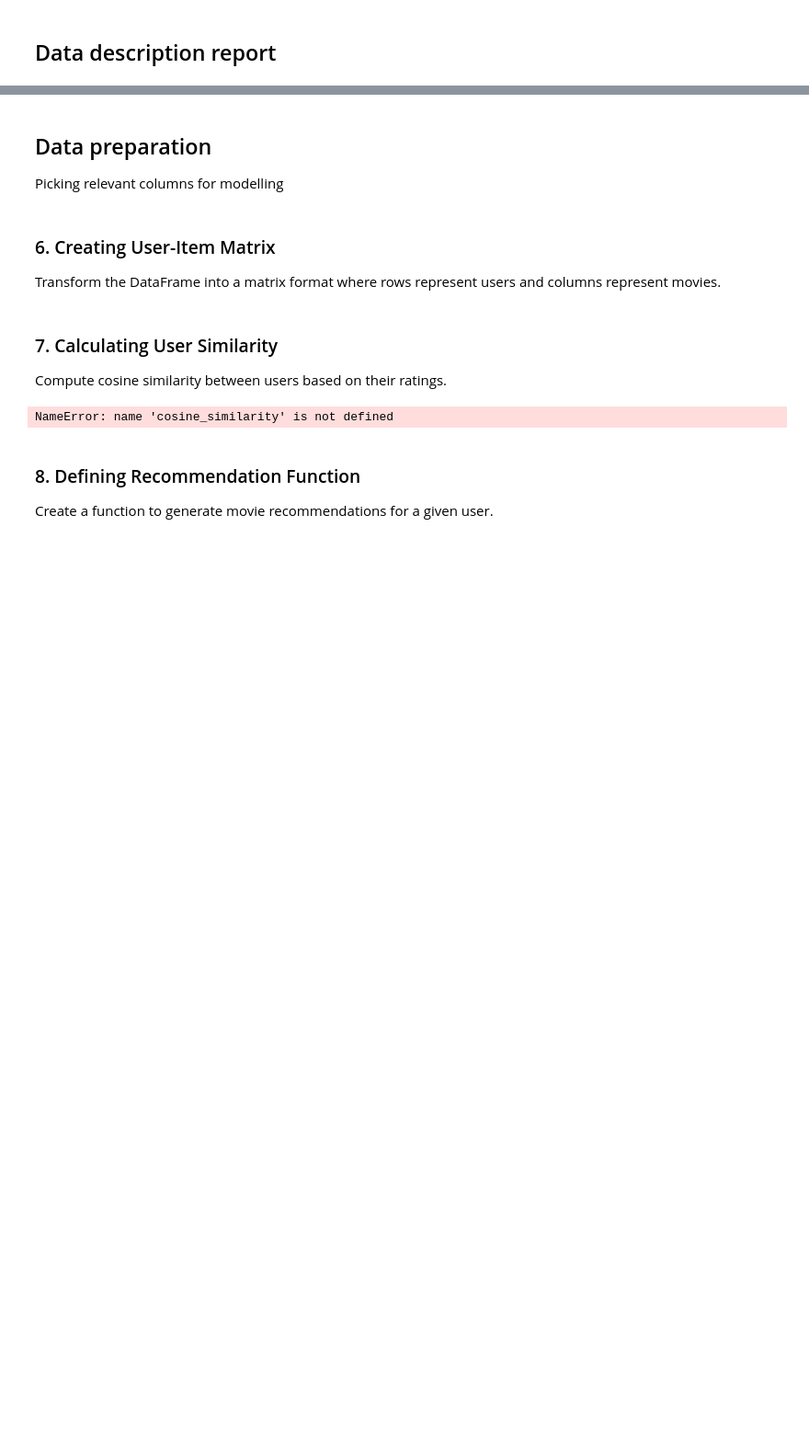
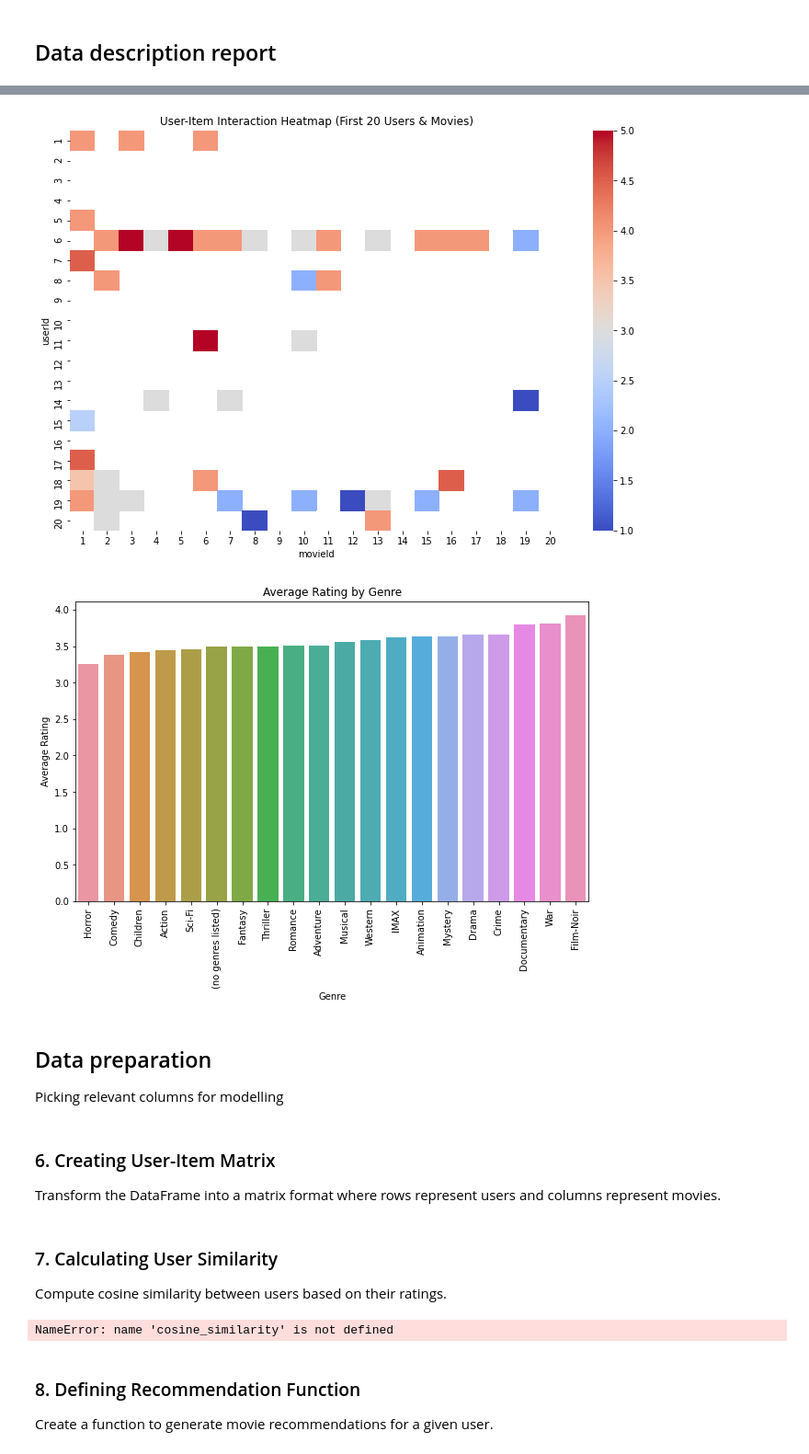
Before and after one commit to gtisnanga/PHASE-4-PRJOECT-MOVIE-RECOMMENDATIONS-GROUP-13, a Jupyter notebook: Phase 4.ipynb, the cells around one changed output, grey strips where cells are left out. Shown: that part at 92% size. Drawn from its saved outputs; the diff is of its cells as text; code cells hidden in the pictures; blank space fills up the shorter version.

```diff
--- a/Phase 4.ipynb
+++ b/Phase 4.ipynb
@@ -230,3 +333,34 @@ Columns that contain a significant number of missing values (like 'tag' and 'tim
+# %%
+## Multivariate analysis
+# Create a pivot table (user-item interaction matrix)
+user_item_matrix = final_df.pivot_table(index='userId', columns='movieId', values='rating')
+
+# Show a heatmap for a portion of the user-item matrix
+plt.figure(figsize=(12,8))
+sns.heatmap(user_item_matrix.iloc[:20, :20], cmap='coolwarm', cbar=True)
+plt.title('User-Item Interaction Heatmap (First 20 Users & Movies)')
+plt.show()
+
+# Split genres into individual categories
+final_df['genres_split'] = final_df['genres'].str.split('|')
+
+# Explode the genres into individual rows
+genres_df = final_df.explode('genres_split')
+
+# Calculate average rating per genre
+genre_ratings = genres_df.groupby('genres_split')['rating'].mean().sort_values()
+
+# Plot average rating by genre
+plt.figure(figsize=(10,6))
+sns.barplot(x=genre_ratings.index, y=genre_ratings.values)
+plt.xticks(rotation=90)
+plt.title('Average Rating by Genre')
+plt.xlabel('Genre')
+plt.ylabel('Average Rating')
+plt.show()
+# %% [output]
+[figure, added]
+[figure, added]
 # %% [markdown]
 ## Data preparation
 Picking relevant columns for modelling
```
Also changed, not shown: parts of 8 cells of this notebook.
